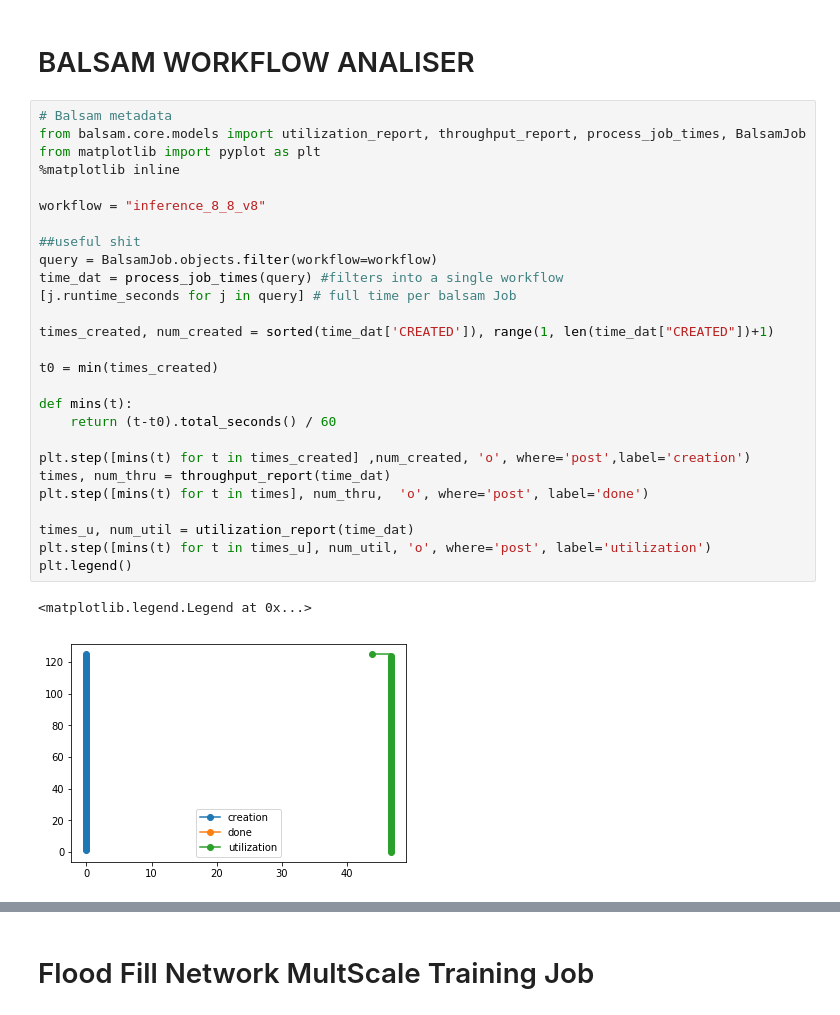
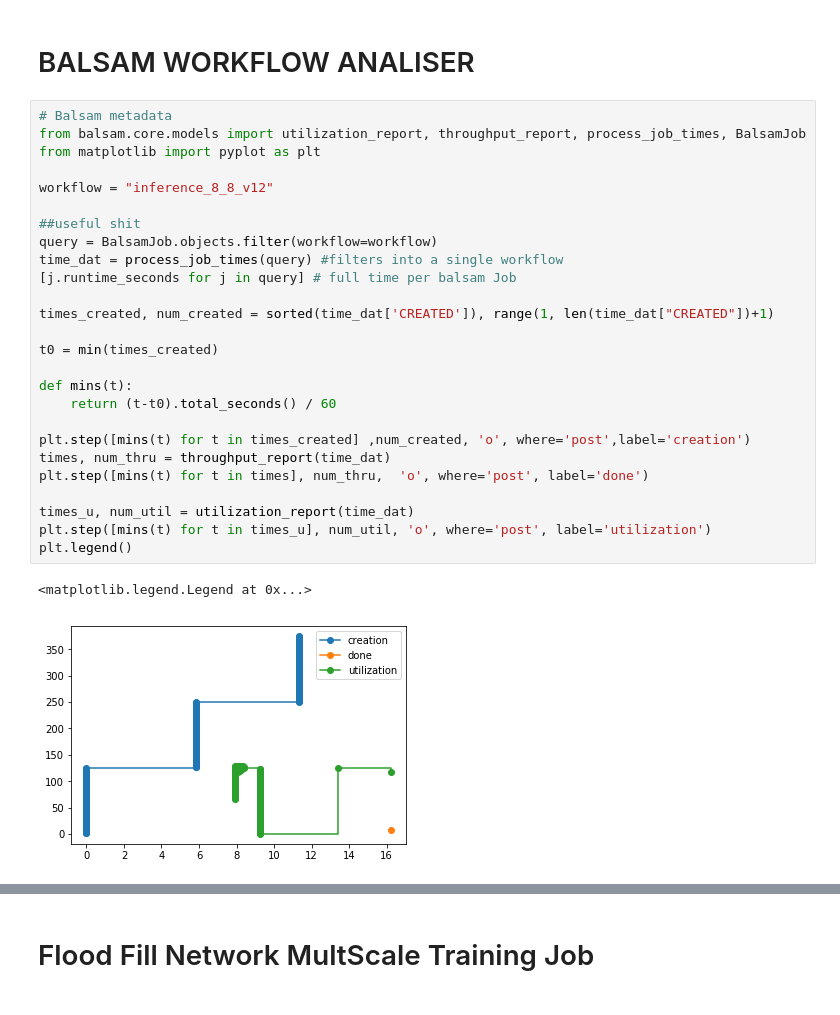
Before and after one commit to jeffkinnison/HappyNeuron, a Jupyter notebook: balsam/hpn_balsam.ipynb, the cells around one changed output, grey strips where cells are left out. Saved outputs shown, nothing was run; the diff lists cells and outputs as text.

```diff
--- a/balsam/hpn_balsam.ipynb
+++ b/balsam/hpn_balsam.ipynb
@@ -513,30 +284,29 @@ submit(project='SDL_workshop',
 # %%
 # Balsam metadata
 from balsam.core.models import utilization_report, throughput_report, process_job_times, BalsamJob
 from matplotlib import pyplot as plt
-%matplotlib inline
 
-workflow = "inference_8_8_v8"
+workflow = "inference_8_8_v12"
 
 ##useful shit
 query = BalsamJob.objects.filter(workflow=workflow)
 time_dat = process_job_times(query) #filters into a single workflow
 [j.runtime_seconds for j in query] # full time per balsam Job
 
 times_created, num_created = sorted(time_dat['CREATED']), range(1, len(time_dat["CREATED"])+1)
 
 t0 = min(times_created)
 
 def mins(t):
     return (t-t0).total_seconds() / 60
 
 plt.step([mins(t) for t in times_created] ,num_created, 'o', where='post',label='creation')
 times, num_thru = throughput_report(time_dat)
 plt.step([mins(t) for t in times], num_thru,  'o', where='post', label='done')
 
 times_u, num_util = utilization_report(time_dat)
 plt.step([mins(t) for t in times_u], num_util, 'o', where='post', label='utilization')
 plt.legend()
 # %% [output]
 <matplotlib.legend.Legend at 0x...>
-[figure, old version]
+[figure, new version]
```
Also changed, not shown: parts of 15 cells of this notebook, 6 other files.
